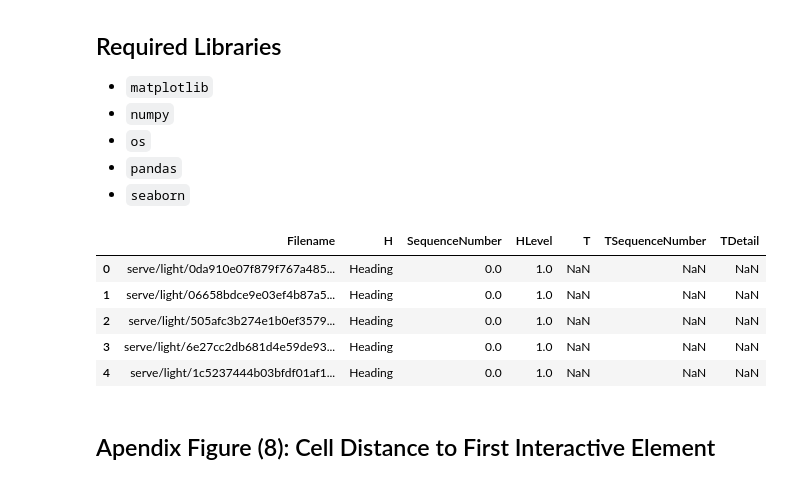
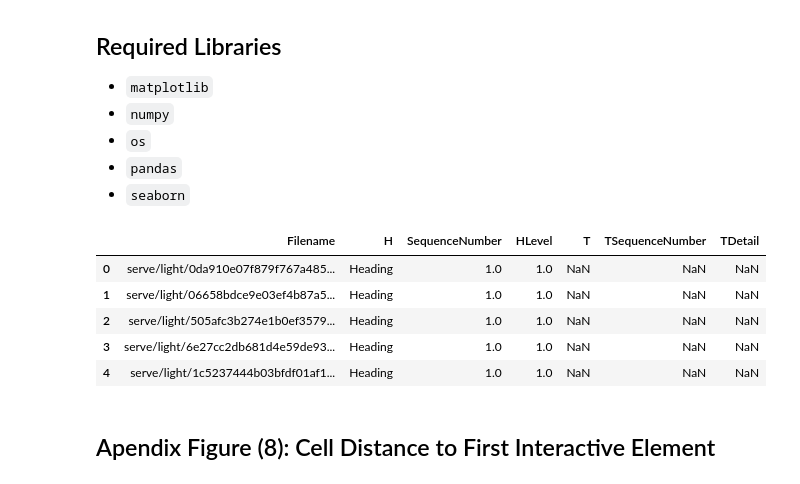
Before and after one commit to make4all/notebooka11y, a Jupyter notebook: Notebook Navigability.ipynb, the cells around one changed output. Drawn from its saved outputs; the diff is of its cells as text; code cells hidden in the pictures.

```diff
--- a/Notebook Navigability.ipynb
+++ b/Notebook Navigability.ipynb
@@ -29,14 +29,15 @@ from matplotlib.colors import LogNorm
 matplotlib.rcParams.update({'pdf.fonttype': 42, 'ps.fonttype': 42})
 # %%
 df = pandas.read_csv('data_out/nb_first_interactive_cell.csv')
+df['SequenceNumber'] = df['SequenceNumber'] + 1
 df.head()
 # %% [output]
 |  | Filename | H | SequenceNumber | HLevel | T | TSequenceNumber | TDetail |
-| 0 | serve/light/0da910e07f879f767a485... | Heading | 0.0 | 1.0 | NaN | NaN | NaN |
-| 1 | serve/light/06658bdce9e03ef4b87a5... | Heading | 0.0 | 1.0 | NaN | NaN | NaN |
-| 2 | serve/light/505afc3b274e1b0ef3579... | Heading | 0.0 | 1.0 | NaN | NaN | NaN |
-| 3 | serve/light/6e27cc2db681d4e59de93... | Heading | 0.0 | 1.0 | NaN | NaN | NaN |
-| 4 | serve/light/1c5237444b03bfdf01af1... | Heading | 0.0 | 1.0 | NaN | NaN | NaN |
+| 0 | serve/light/0da910e07f879f767a485... | Heading | 1.0 | 1.0 | NaN | NaN | NaN |
+| 1 | serve/light/06658bdce9e03ef4b87a5... | Heading | 1.0 | 1.0 | NaN | NaN | NaN |
+| 2 | serve/light/505afc3b274e1b0ef3579... | Heading | 1.0 | 1.0 | NaN | NaN | NaN |
+| 3 | serve/light/6e27cc2db681d4e59de93... | Heading | 1.0 | 1.0 | NaN | NaN | NaN |
+| 4 | serve/light/1c5237444b03bfdf01af1... | Heading | 1.0 | 1.0 | NaN | NaN | NaN |
 # %%
 data = df[(df['H'] == 'Heading')].groupby(['HLevel', 'SequenceNumber']).agg({'SequenceNumber': 'count'})
 
```
Also changed, not shown: parts of 4 cells of this notebook, 6 other files.
